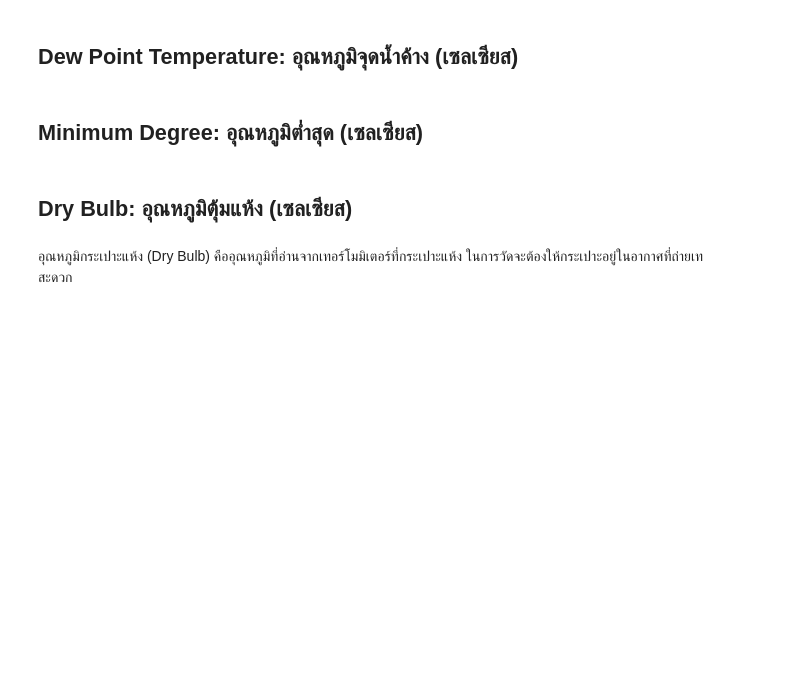
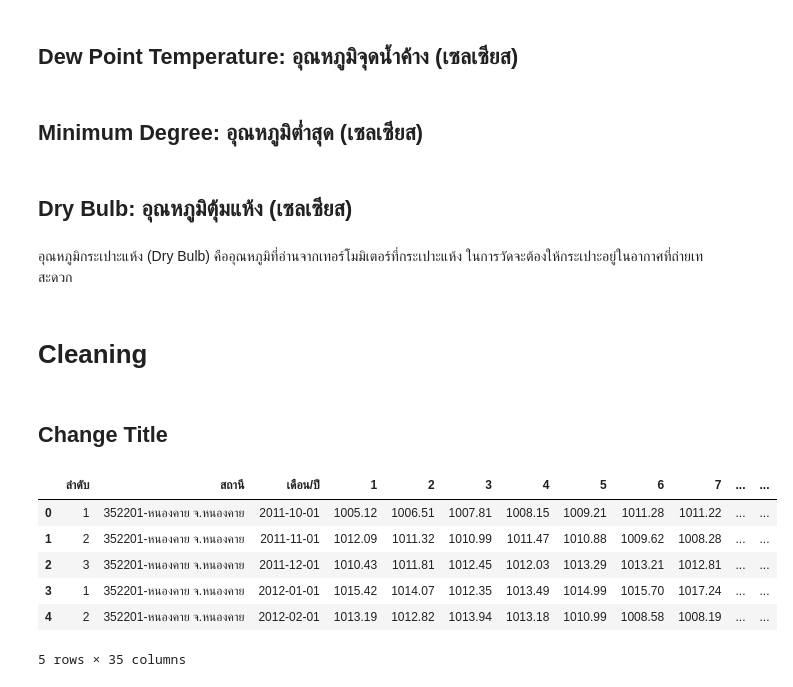
Before and after one commit to Ratchanontt/BSC_DPDM23, a Jupyter notebook: midterm_bscdpdm23.ipynb, the cells around one changed output. Drawn from its saved outputs; the diff is of its cells as text; code cells hidden in the pictures; blank space fills up the shorter version.

Commit message:
Change Title of Col

```diff
--- a/midterm_bscdpdm23.ipynb
+++ b/midterm_bscdpdm23.ipynb
@@ -81,10 +68,0 @@ combined_df.to_excel('combined_data.xlsx', index=False)
-# %%
-folder_path = '/content/drive/MyDrive/Data_BSC_DPDM23/อุตุ/ความกด(เปอร์เซ็นต์)'
-excel_files = [f for f in os.listdir(folder_path) if f.endswith('.xlsx') or f.endswith('.xls')]
-all_data = []
-for file in excel_files:
-    file_path = os.path.join(folder_path, file)
-    df = pd.read_excel(file_path, skiprows=4)
-    all_data.append(df)
-if len(all_data) > 0:
-    combined_df = pd.concat(all_data, ignore_index=True)
@@ -163,0 +145,4 @@ dataframes = import_and_set_key(folder_path, key_column, 3)
+# %% [markdown]
+# Cleaning
+# %% [markdown]
+## Change Title
@@ -163,0 +207,30 @@ dataframes = import_and_set_key(folder_path, key_column, 3)
+# %%
+def rename_columns(df):
+  """
+  ฟังก์ชันนี้ใช้เปลี่ยนชื่อคอลัมน์ของ DataFrame
+
+  Args:
+    df: DataFrame ที่ต้องการเปลี่ยนชื่อคอลัมน์
+
+  Returns:
+    DataFrame ที่มีชื่อคอลัมน์ใหม่
+  """
+  df.rename(columns={'Unnamed: 0': 'ลำดับ', 'Unnamed: 1': 'สถานี', 'Unnamed: 2': 'เดือน/ปี', 'Unnamed: 34': 'ค่าเฉลี่ย'}, inplace=True)
+  return df
+
+# เรียกใช้ฟังก์ชัน
+Air_Pressure_KhonKaen = rename_columns(Air_Pressure_KhonKaen)
+Air_Pressure_NakhonPhanom = rename_columns(Air_Pressure_NakhonPhanom)
+Air_Pressure_SakonNakhon = rename_columns(Air_Pressure_SakonNakhon)
+Air_Pressure_NongKhai = rename_columns(Air_Pressure_NongKhai)
+Air_Pressure_loei = rename_columns(Air_Pressure_loei)
+# %%
+Air_Pressure_loei.head()
+# %% [output]
+|  | ลำดับ | สถานี | เดือน/ปี | 1 | 2 | 3 | 4 | 5 | 6 | 7 | ... | ... |
+| 0 | 1 | 352201-หนองคาย จ.หนองคาย | 2011-10-01 | 1005.12 | 1006.51 | 1007.81 | 1008.15 | 1009.21 | 1011.28 | 1011.22 | ... | ... |
+| 1 | 2 | 352201-หนองคาย จ.หนองคาย | 2011-11-01 | 1012.09 | 1011.32 | 1010.99 | 1011.47 | 1010.88 | 1009.62 | 1008.28 | ... | ... |
+| 2 | 3 | 352201-หนองคาย จ.หนองคาย | 2011-12-01 | 1010.43 | 1011.81 | 1012.45 | 1012.03 | 1013.29 | 1013.21 | 1012.81 | ... | ... |
+| 3 | 1 | 352201-หนองคาย จ.หนองคาย | 2012-01-01 | 1015.42 | 1014.07 | 1012.35 | 1013.49 | 1014.99 | 1015.70 | 1017.24 | ... | ... |
+| 4 | 2 | 352201-หนองคาย จ.หนองคาย | 2012-02-01 | 1013.19 | 1012.82 | 1013.94 | 1013.18 | 1010.99 | 1008.58 | 1008.19 | ... | ... |
+5 rows × 35 columns
```
Also changed, not shown: parts of 29 cells of this notebook.
